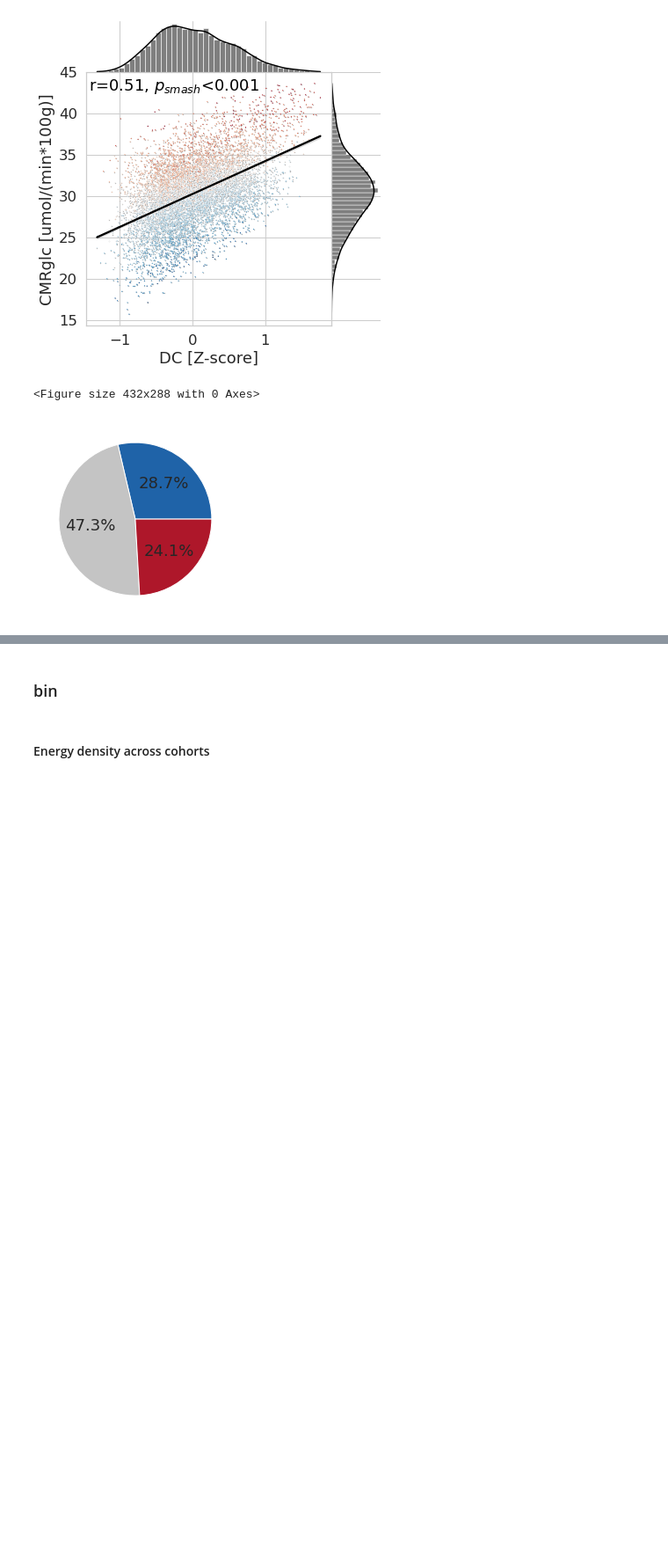
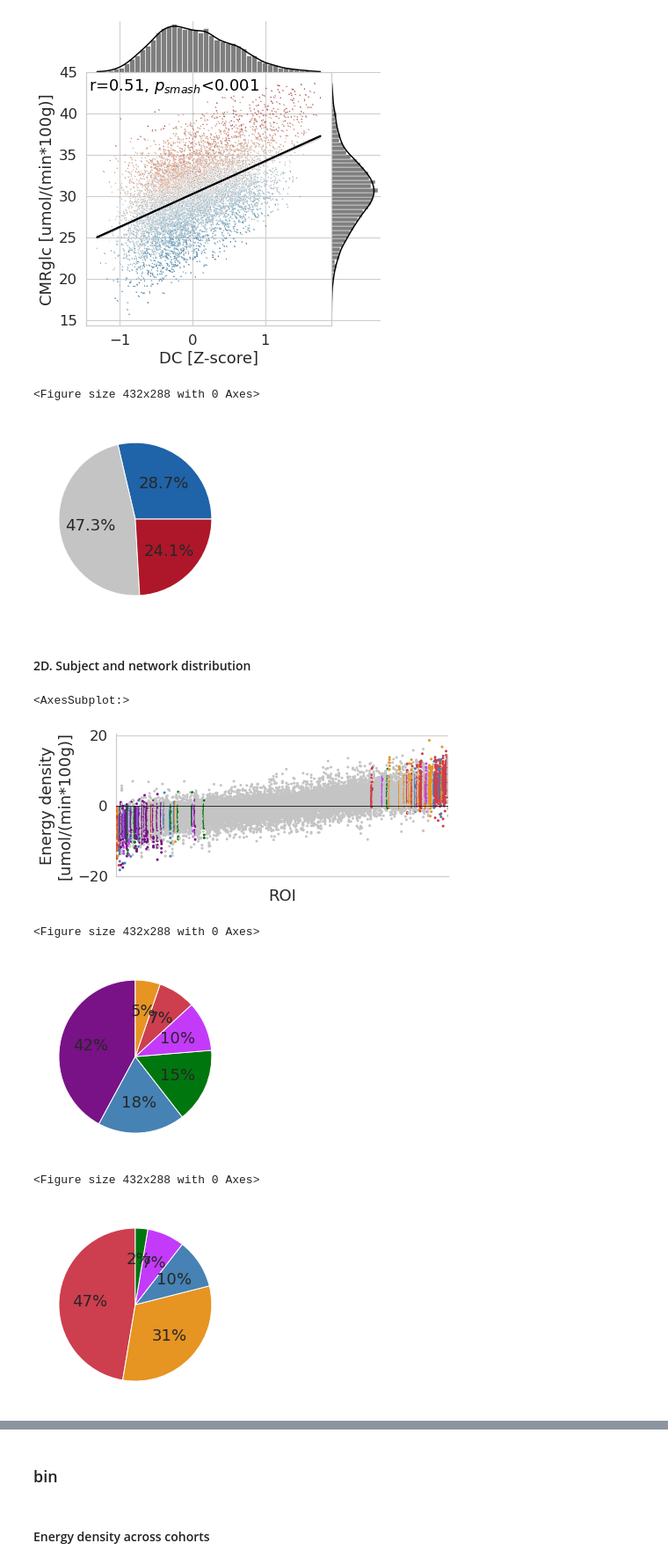
Before and after one commit to NeuroenergeticsLab/energetic_costs, a Jupyter notebook: scripts/Manuscript Figures.ipynb, the cells around one changed output, grey strips where cells are left out. Shown at 88% size. Saved outputs shown, nothing was run; the diff lists cells and outputs as text; code cells hidden in the pictures; blank space fills up the shorter version.

Commit message:
Figure 2D added

```diff
--- a/scripts/Manuscript Figures.ipynb
+++ b/scripts/Manuscript Figures.ipynb
@@ -402,3 +402,58 @@ one_sample_ttest_roi_df.groupby('ostt_signed').count().plot(kind='pie', y='roi_i
 [figure]
 <Figure size 432x288 with 0 Axes>
 [figure]
+# %% [markdown]
+#### 2D. Subject and network distribution
+# %%
+all_ind_roi_vals = all_ind_vox_vals.groupby(['cohort','sid','roi_id'], as_index=False).median()
+all_ind_roi_vals['nw'] = all_ind_roi_vals['roi_id'].map(atlas_dict['roi2network'])
+all_ind_roi_vals['nw_consistent_rois'] = all_ind_roi_vals['nw']
+all_ind_roi_vals['ed_sign_consistent_rois'] = 0
+for roi_id in all_ind_roi_vals.roi_id.unique():
+    if np.sum(all_ind_roi_vals.loc[all_ind_roi_vals.roi_id==roi_id,'energy_density'].to_numpy()>0)<=2:
+        all_ind_roi_vals.loc[all_ind_roi_vals.roi_id==roi_id,'ed_sign_consistent_rois'] = -1
+    elif np.sum(all_ind_roi_vals.loc[all_ind_roi_vals.roi_id==roi_id,'energy_density'].to_numpy()<0)<=2:
+        all_ind_roi_vals.loc[all_ind_roi_vals.roi_id==roi_id,'ed_sign_consistent_rois'] = 1
+    else:
+        all_ind_roi_vals.loc[all_ind_roi_vals.roi_id==roi_id,'nw_consistent_rois'] = 'None'
+    #if ~((np.sum(all_ind_roi_vals.loc[all_ind_roi_vals.roi_id==roi_id,'energy_density'].to_numpy()>0)<=2) | (np.sum(all_ind_roi_vals.loc[all_ind_roi_vals.roi_id==roi_id,'energy_density'].to_numpy()<0)<=2)):
+    #    all_ind_roi_vals.loc[all_ind_roi_vals.roi_id==roi_id,'nw_consistent_rois'] = 'None'
+
+nw_consistent_rois_palette = atlas_dict['nw2color']
+nw_consistent_rois_palette['None'] = gray_c
+
+roi_ids_order = all_ind_roi_vals.groupby('roi_id',as_index=False).median().sort_values(by='energy_density',ignore_index=True).roi_id.to_list()
+### To test the plot with less ROIS: all_ind_roi_vals[all_ind_roi_vals.roi_id.isin(all_ind_roi_vals.roi_id.unique()[::10])]
+g = sns.catplot(x='roi_id', y='energy_density', data=all_ind_roi_vals,height=3.5,aspect=2,hue='nw_consistent_rois',
+                palette=nw_consistent_rois_palette,order=roi_ids_order,legend=False,s=3)
+g.set(xticklabels=[])
+plt.gca().set_xlabel('ROI')
+plt.gca().set_ylabel('Energy density\n[umol/(min*100g)]')
+plt.gca().axhline(0, 0, 1, color='k', lw=0.75,zorder=10)
+
+avg_consistent_roi_vals = all_ind_roi_vals[all_ind_roi_vals.nw_consistent_rois!='None']
+plt.figure()
+avg_consistent_neg_roi_vals = avg_consistent_roi_vals[avg_consistent_roi_vals.ed_sign_consistent_rois<0].groupby(['nw','roi_id'], as_index=False).median().groupby('nw').count().sort_values(by='roi_id', ascending=False)
+avg_consistent_neg_roi_vals.plot(kind='pie', y='roi_id',legend=False,shadow=False,autopct='%d%%',xlabel='',ylabel='',startangle=90,
+                             labels=['','','','','',''],colors=[atlas_dict['nw2color'][cx] for cx in avg_consistent_neg_roi_vals.index.tolist()])
+plt.figure()
+avg_consistent_pos_roi_vals = avg_consistent_roi_vals[avg_consistent_roi_vals.ed_sign_consistent_rois>0].groupby(['nw','roi_id'], as_index=False).median().groupby('nw').count().sort_values(by='roi_id', ascending=False)
+avg_consistent_pos_roi_vals.plot(kind='pie', y='roi_id',legend=False,shadow=False,autopct='%d%%',xlabel='',ylabel='',startangle=90,
+                             labels=['','','','','',''],colors=[atlas_dict['nw2color'][cx] for cx in avg_consistent_pos_roi_vals.index.tolist()])
+
+
+#low_cons_df =  mm_roi_df_cp_gx[mm_roi_df_cp_gx['conj_consistent']<0].groupby('nw').count().sort_values(by='roi_id', ascending=False)
+#high_cons_df = mm_roi_df_cp_gx[mm_roi_df_cp_gx['conj_consistent']>0].groupby('nw').count().sort_values(by='roi_id', ascending=False)
+#
+#
+#plt.figure()
+#low_cons_df.plot(kind='pie', y='roi_id',legend=False,shadow=False,autopct='%d%%',xlabel='',ylabel='',labels=['','','','','',''],startangle=90,colors=[atlas_dict['nw2color'][cx] for cx in low_cons_df.index.tolist()])
+#plt.figure()
+#high_cons_df.plot(kind='pie', y='roi_id',legend=False,shadow=False,autopct='%d%%',xlabel='',ylabel='',labels=['','','','','',''],startangle=90,colors=[atlas_dict['nw2color'][cx] for cx in high_cons_df.index.tolist()])
+# %% [output]
+<AxesSubplot:>
+[figure, added]
+<Figure size 432x288 with 0 Axes>
+[figure, added]
+<Figure size 432x288 with 0 Axes>
+[figure, added]
```
Also changed, not shown: parts of 1 cell of this notebook, 1 other file.
